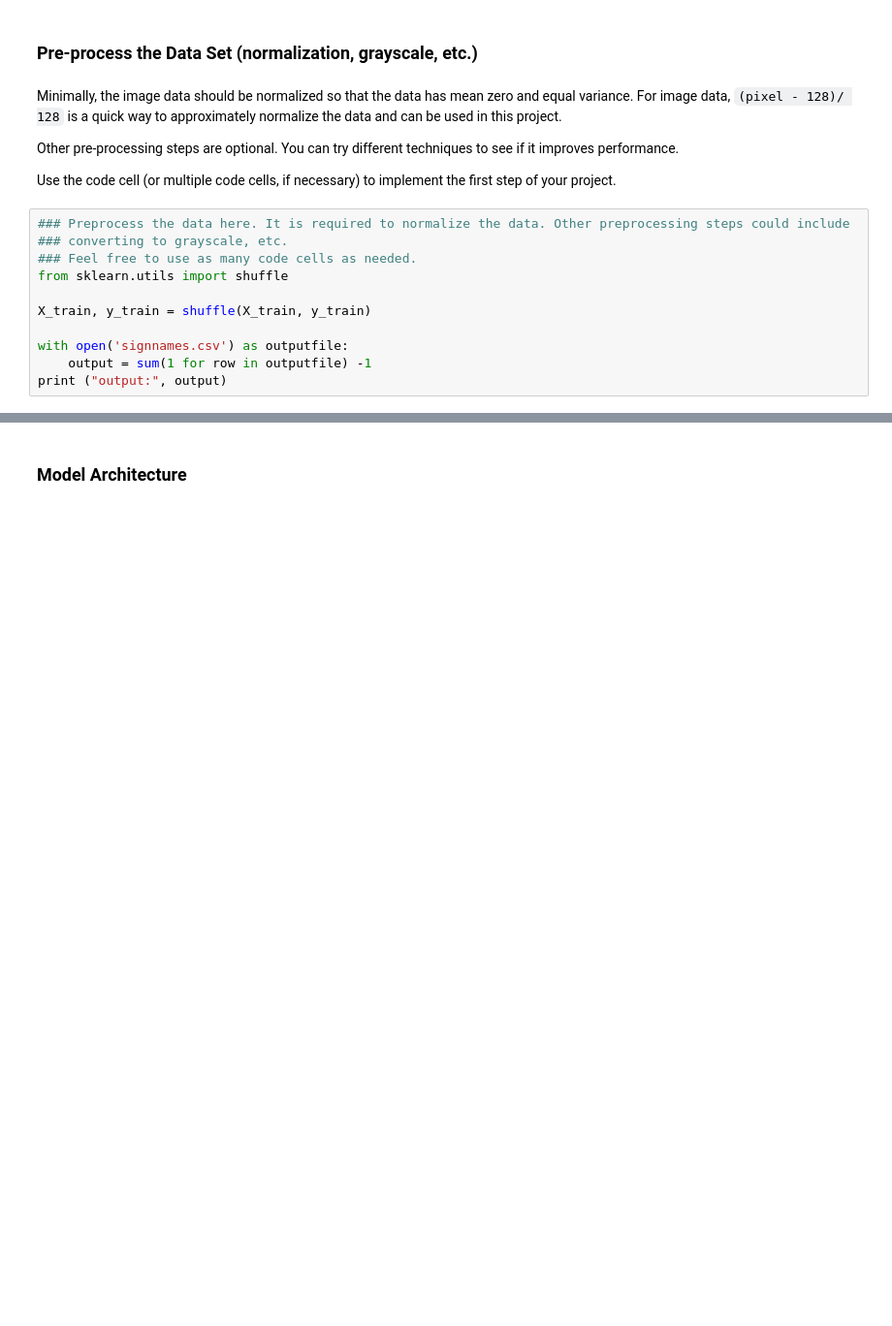
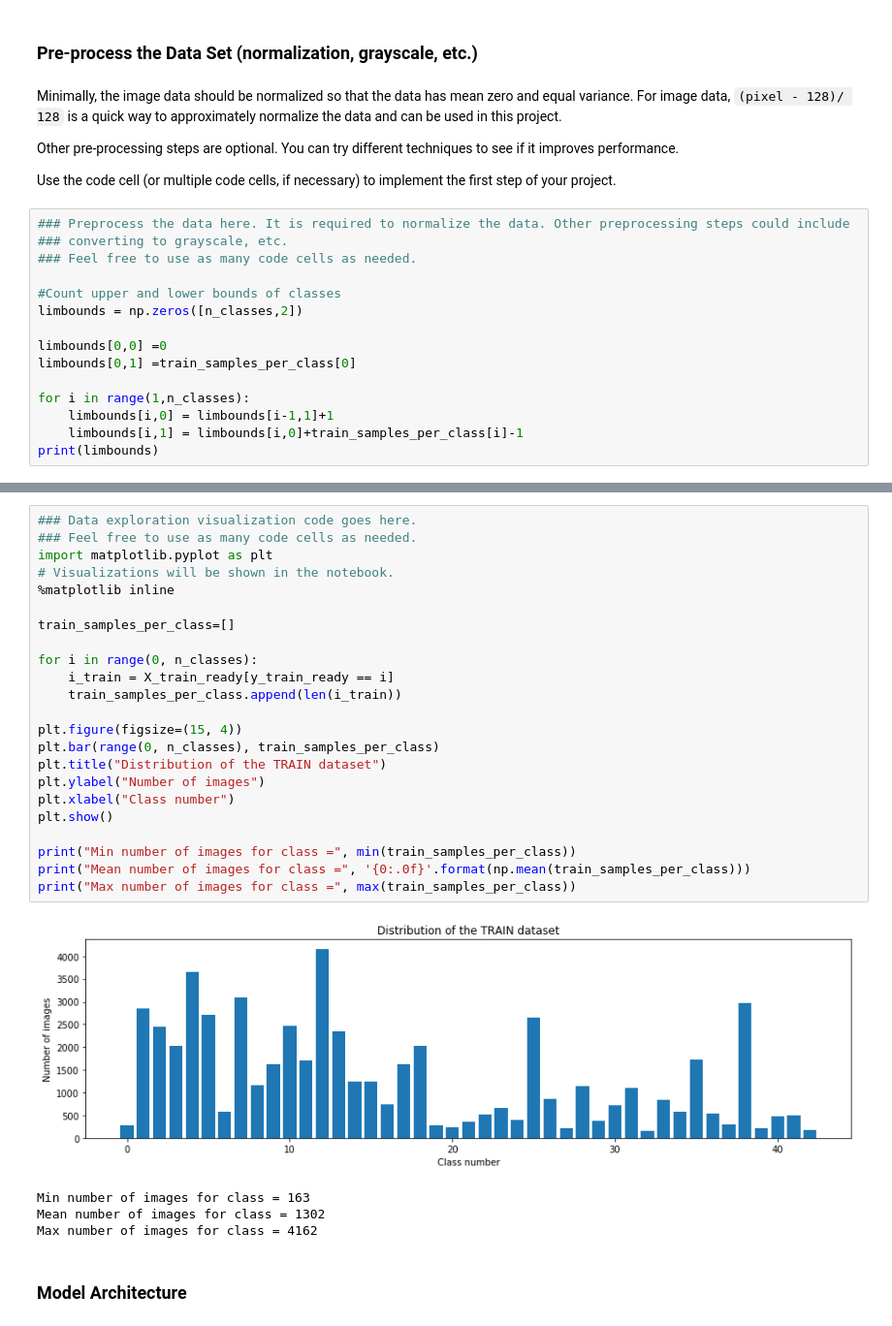
Before and after one commit to shmulik-willinger/traffic_sign_classifier, a Jupyter notebook: Traffic_Sign_Classifier.ipynb, the cells around one changed output, grey strips where cells are left out. Shown: that part at 97% size. Saved outputs shown, nothing was run; the diff lists cells and outputs as text; blank space fills up the shorter version.

```diff
--- a/Traffic_Sign_Classifier.ipynb
+++ b/Traffic_Sign_Classifier.ipynb
@@ -166,11 +203,15 @@ Use the code cell (or multiple code cells, if necessary) to implement the first
 ### Preprocess the data here. It is required to normalize the data. Other preprocessing steps could include
 ### converting to grayscale, etc.
 ### Feel free to use as many code cells as needed.
-from sklearn.utils import shuffle
 
-X_train, y_train = shuffle(X_train, y_train)
+#Count upper and lower bounds of classes
+limbounds = np.zeros([n_classes,2])
 
-with open('signnames.csv') as outputfile:
-    output = sum(1 for row in outputfile) -1
-print ("output:", output)
+limbounds[0,0] =0
+limbounds[0,1] =train_samples_per_class[0]
+
+for i in range(1,n_classes):
+    limbounds[i,0] = limbounds[i-1,1]+1
+    limbounds[i,1] = limbounds[i,0]+train_samples_per_class[i]-1
+print(limbounds)
 # %% [output]
@@ -178,2 +364,30 @@ output: 43
+# %%
+### Data exploration visualization code goes here.
+### Feel free to use as many code cells as needed.
+import matplotlib.pyplot as plt
+# Visualizations will be shown in the notebook.
+%matplotlib inline
+
+train_samples_per_class=[]
+
+for i in range(0, n_classes):
+    i_train = X_train_ready[y_train_ready == i]
+    train_samples_per_class.append(len(i_train))
+
+plt.figure(figsize=(15, 4))
+plt.bar(range(0, n_classes), train_samples_per_class)
+plt.title("Distribution of the TRAIN dataset")
+plt.ylabel("Number of images")
+plt.xlabel("Class number")
+plt.show()
+
+print("Min number of images for class =", min(train_samples_per_class))
+print("Mean number of images for class =", '{0:.0f}'.format(np.mean(train_samples_per_class)))
+print("Max number of images for class =", max(train_samples_per_class))
+# %% [output]
+[figure, added]
+Min number of images for class = 163
+Mean number of images for class = 1302
+Max number of images for class = 4162
 # %% [markdown]
 ### Model Architecture
```
Also changed, not shown: parts of 17 cells of this notebook, 2 other files.
